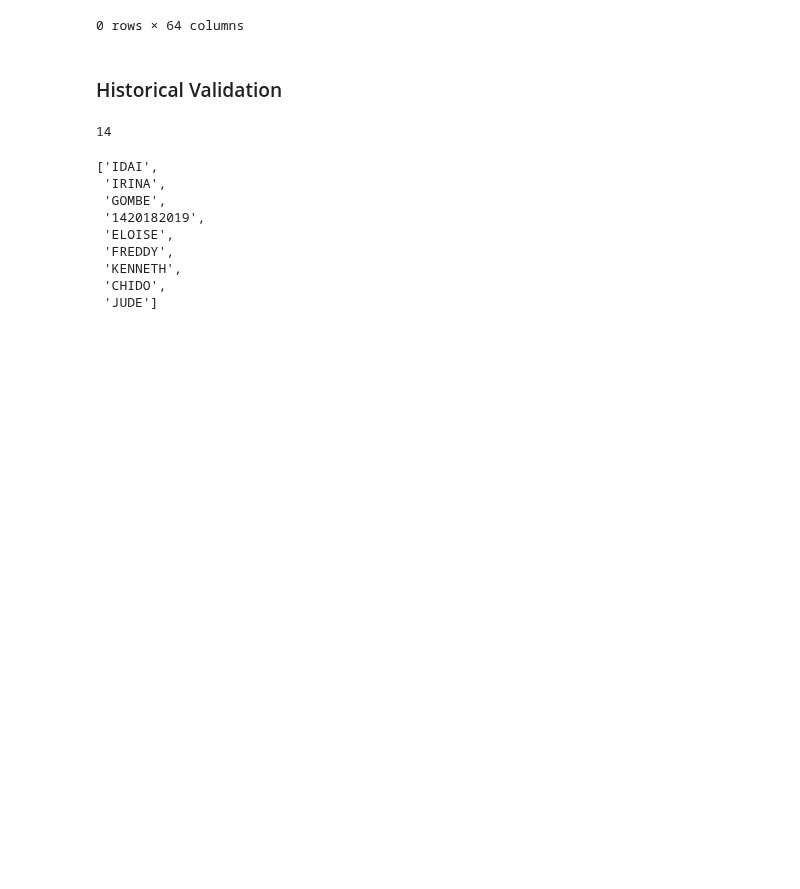
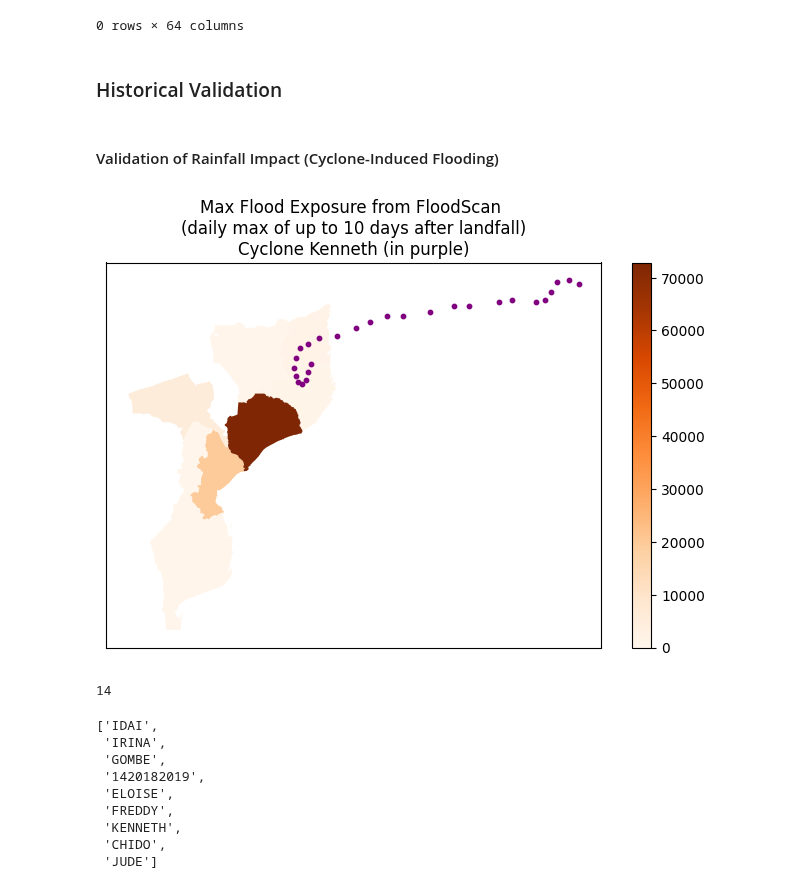
Before and after one commit to OCHA-DAP/ds-aa-moz-cyclones, a Jupyter notebook: analysis/05.0_trigger_revision.ipynb, the cells around one changed output. Drawn from its saved outputs; the diff is of its cells as text; code cells hidden in the pictures; blank space fills up the shorter version.

```diff
--- a/analysis/05.0_trigger_revision.ipynb
+++ b/analysis/05.0_trigger_revision.ipynb
@@ -338,3 +341,5 @@ gdf_points_adm1[gdf_points_adm1["name"] == "FREDDY"]
 0 rows × 64 columns
 # %% [markdown]
 ### Historical Validation
+# %% [markdown]
+#### Validation of Rainfall Impact (Cyclone-Induced Flooding)
@@ -340,0 +352,35 @@ gdf_points_adm1[gdf_points_adm1["name"] == "FREDDY"]
+# %%
+# plot the max flood exposure for Dando and Haruna using adm1
+cyclone = "KENNETH"
+start_date = landfall_df.loc[
+    landfall_df["NAME"] == cyclone, "landfall_date"
+].iloc[0]
+end_date = start_date + pd.Timedelta(days=10)
+floodscan_plot = (
+    floodscan_df_all[
+        pd.to_datetime(floodscan_df_all["valid_date"]).dt.date.between(
+            start_date.date(), end_date.date()
+        )
+    ]
+    .groupby("pcode")["sum"]
+    .max()
+    .reset_index()
+)
+# join with adm1 to plot
+floodscan_plot = adm1.merge(
+    floodscan_plot, left_on="adm1_src", right_on="pcode"
+)
+fig, ax = plt.subplots(figsize=(8, 5))
+floodscan_plot.plot(ax=ax, column="sum", cmap="Oranges", legend=True)
+# add cyclone dando track from gdf_tracks
+dando = gdf_tracks[gdf_tracks["name"] == cyclone]
+dando.plot(ax=ax, color="purple", markersize=10)
+ax.set_title(
+    f"Max Flood Exposure from FloodScan \n(daily max of up to 10 days after landfall)\nCyclone {cyclone.title()} (in purple)"
+)
+# remove longitude and latitude axis
+ax.set_xticks([])
+ax.set_yticks([])
+plt.show()
+# %% [output]
+[figure, added]
```
Also changed, not shown: parts of 14 cells of this notebook.
